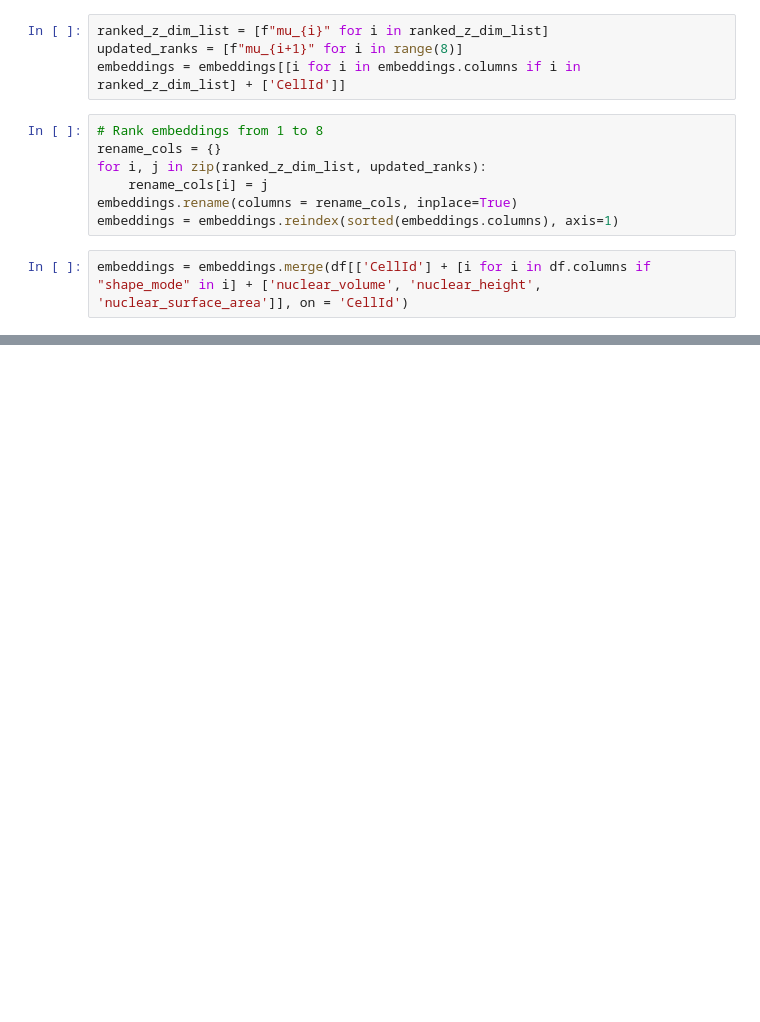
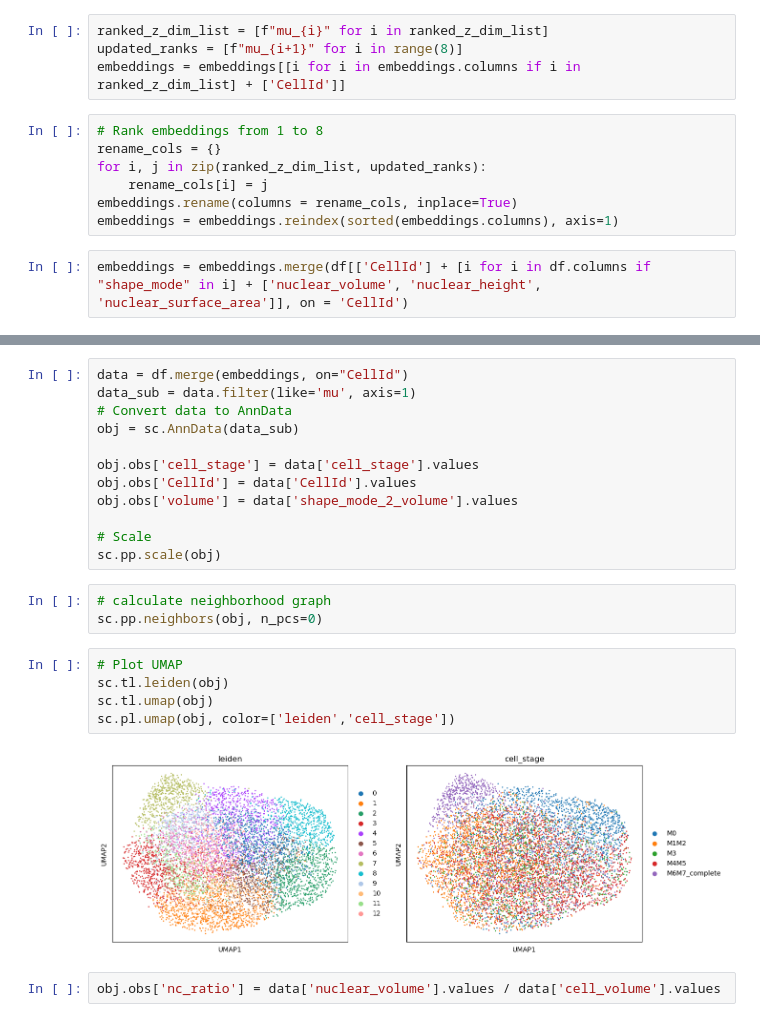
Before and after one commit to cwinsnes/cytodata-hackathon-base, a Jupyter notebook: src/VAE_cell_stage_3ch.ipynb, the cells around one changed output, grey strips where cells are left out. Drawn from its saved outputs; the diff is of its cells as text; blank space fills up the shorter version.

```diff
--- a/src/VAE_cell_stage_3ch.ipynb
+++ b/src/VAE_cell_stage_3ch.ipynb
@@ -134,0 +165,24 @@ sns.heatmap(embeddings[[i for i in embeddings.columns if i != 'CellId']].corr(),
+# %%
+data = df.merge(embeddings, on="CellId")
+data_sub = data.filter(like='mu', axis=1)
+# Convert data to AnnData
+obj = sc.AnnData(data_sub)
+
+obj.obs['cell_stage'] = data['cell_stage'].values
+obj.obs['CellId'] = data['CellId'].values
+obj.obs['volume'] = data['shape_mode_2_volume'].values
+
+# Scale
+sc.pp.scale(obj)
+# %%
+# calculate neighborhood graph
+sc.pp.neighbors(obj, n_pcs=0)
+# %%
+# Plot UMAP
+sc.tl.leiden(obj)
+sc.tl.umap(obj)
+sc.pl.umap(obj, color=['leiden','cell_stage'])
+# %% [output]
+[figure, added]
+# %%
+obj.obs['nc_ratio'] = data['nuclear_volume'].values / data['cell_volume'].values
```
Also changed, not shown: parts of 7 cells of this notebook.
